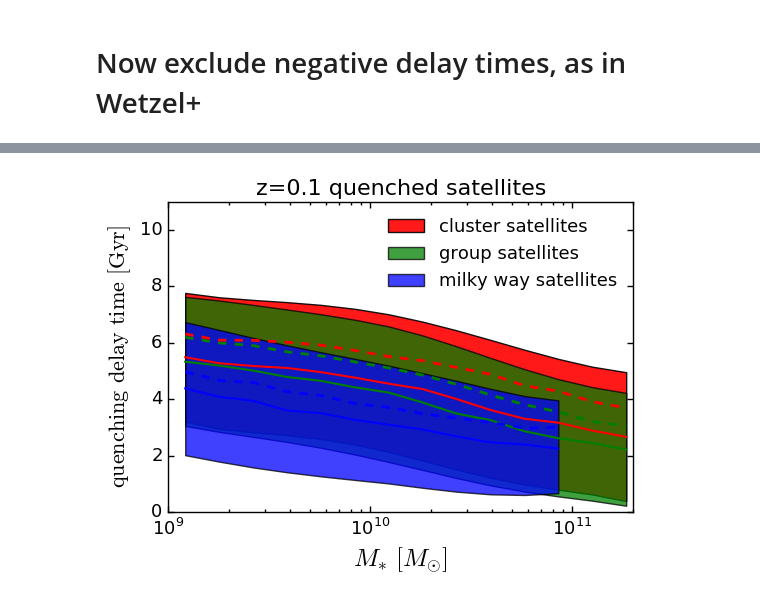
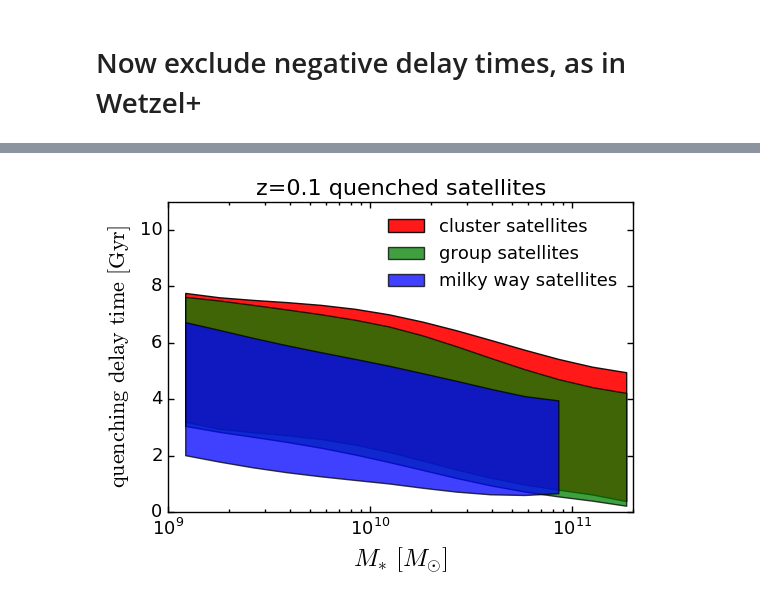
Before and after one commit to aphearin/time_evolving_cam_utils, a Jupyter notebook: compare_infall_times.ipynb, the cells around one changed output, grey strips where cells are left out. Drawn from its saved outputs; the diff is of its cells as text; code cells hidden in the pictures.

Commit message:
Updated wetzel quenching timescale plot

```diff
--- a/compare_infall_times.ipynb
+++ b/compare_infall_times.ipynb
@@ -361,40 +361,40 @@ y1_cluster = savgol_filter(wetzel_delay_time_cluster - wetzel_delay_time_cluster
 y2_cluster = savgol_filter(wetzel_delay_time_cluster + wetzel_delay_time_cluster_variance, 13, 5)
 ax.fill_between(sm_mids, y1_cluster, y2_cluster, facecolor='red', alpha=0.9, label = "cluster satellites")
 
 y1_group = savgol_filter(wetzel_delay_time_group - wetzel_delay_time_group_variance, 13, 5)
 y2_group = savgol_filter(wetzel_delay_time_group + wetzel_delay_time_group_variance, 13, 5)
 ax.fill_between(sm_mids, y1_group, y2_group,
                 facecolor='green', alpha=0.75, label = "group satellites")
 
 idx_last = -2
 y1_milky_way = savgol_filter(wetzel_delay_time_milky_way - wetzel_delay_time_milky_way_variance, 13, 5)[:idx_last]
 y2_milky_way = savgol_filter(wetzel_delay_time_milky_way + wetzel_delay_time_milky_way_variance, 13, 5)[:idx_last]
 ax.fill_between(sm_mids[:idx_last], y1_milky_way, y2_milky_way,
                 facecolor='blue', alpha=0.75, label="milky way satellites")
 
-ax.plot(sm_mids, wetzel_delay_time_cluster, color='red')
-ax.plot(sm_mids, wetzel_delay_time_group, color='green')
-ax.plot(sm_mids[:idx_last], wetzel_delay_time_milky_way[:idx_last], color='blue')
+# ax.plot(sm_mids, wetzel_delay_time_cluster, color='red')
+# ax.plot(sm_mids, wetzel_delay_time_group, color='green')
+# ax.plot(sm_mids[:idx_last], wetzel_delay_time_milky_way[:idx_last], color='blue')
 
-ax.plot(sm_mids[:idx_last], wetzel_delay_time_cens_milky_way[:idx_last], '--', color='blue',linewidth=2)
-ax.plot(sm_mids, wetzel_delay_time_cens_group, '--', color='green', linewidth=2)
-ax.plot(sm_mids, wetzel_delay_time_cens_cluster, '--', color='red', linewidth=2)
+# ax.plot(sm_mids[:idx_last], wetzel_delay_time_cens_milky_way[:idx_last], '--', color='blue',linewidth=2)
+# ax.plot(sm_mids, wetzel_delay_time_cens_group, '--', color='green', linewidth=2)
+# ax.plot(sm_mids, wetzel_delay_time_cens_cluster, '--', color='red', linewidth=2)
 # ax.plot(np.logspace(8, 12, 100), np.zeros(100), '--', color='k')
 
 plt.tick_params(axis='x', length=4, width=1, which='major')
 plt.tick_params(axis='x', length=2, width=1, which='minor')
 plt.tick_params(axis='y', length=4, width=1, which='major')
 plt.xscale('log')
 plt.xticks(fontsize=13)
 plt.yticks(fontsize=13)
 plt.xlim(xmin = 10**9, xmax=2*10**11)
 plt.ylim(ymin = 0, ymax = 11)
 plt.legend(frameon=False, loc='upper right', fontsize=13)
 
 fig.savefig('FIGS/wetzel_quenching_delay_time_comparison.pdf',
             bbox_extra_artists=[xlabel, ylabel], bbox_inches='tight')
 # %% [output]
-[figure, old version]
+[figure, new version]
 # %%
 print(wetzel_delay_time_cens_cluster - wetzel_delay_time_cluster)
 # %% [output]
```
Also changed, not shown: parts of 3 cells of this notebook, 4 other files.
